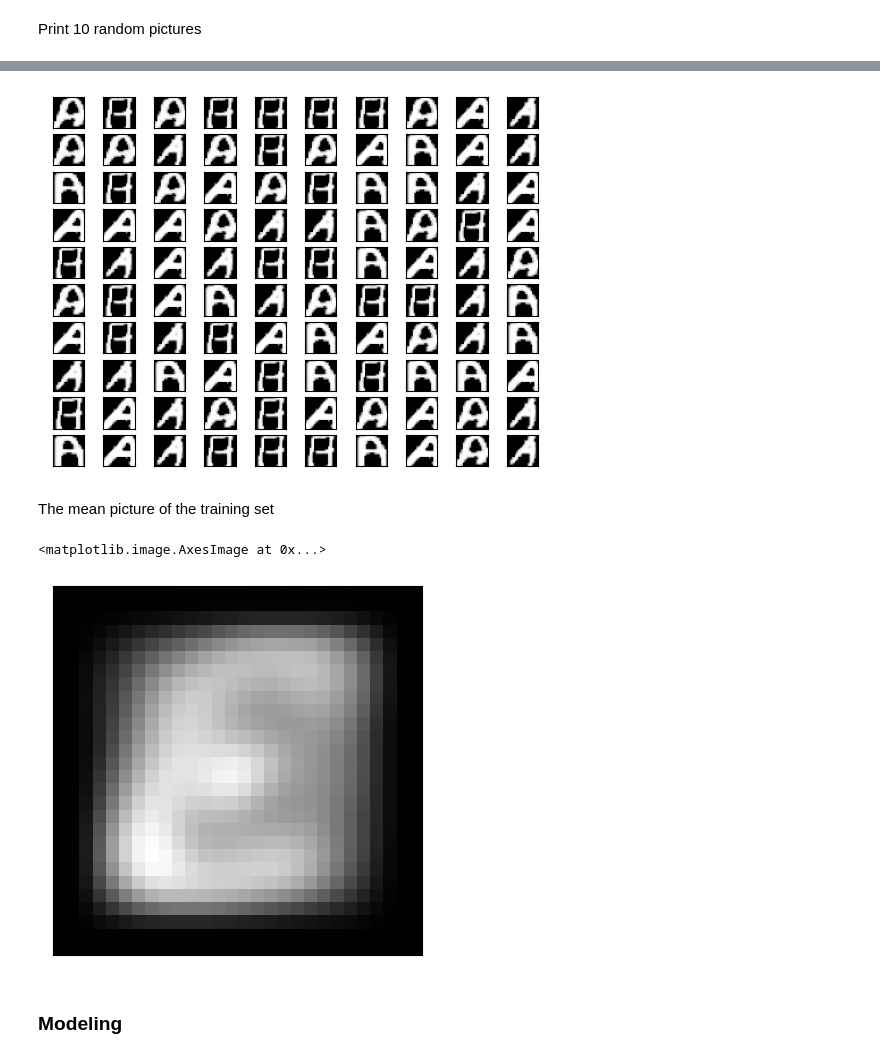
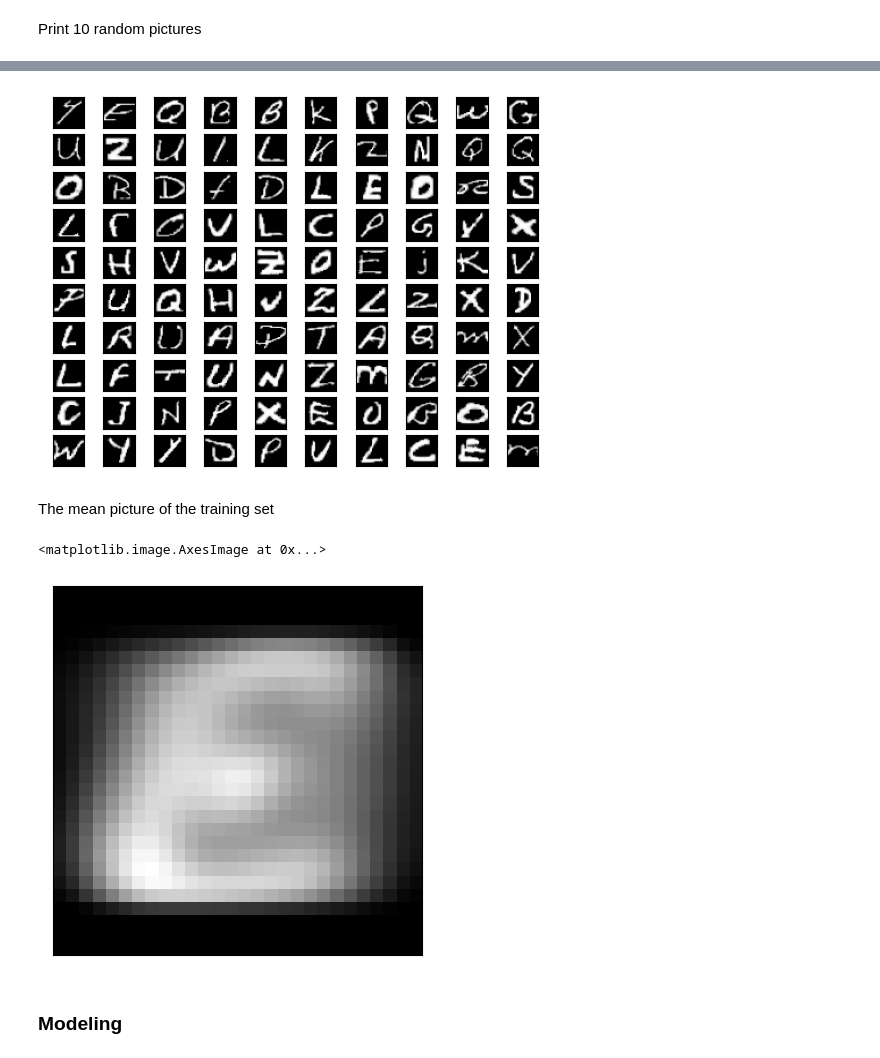
Before and after one commit to Jimmy-Nnilsson/mnist_portfolio, a Jupyter notebook: data_prep/keras_v2.ipynb, the cells around one changed output, grey strips where cells are left out. Drawn from its saved outputs; the diff is of its cells as text; code cells hidden in the pictures.

```diff
--- a/data_prep/keras_v2.ipynb
+++ b/data_prep/keras_v2.ipynb
@@ -72,7 +75,7 @@ last = len(x_train)
 for i, x in enumerate(x_train):
     if i%100 == 0:print(f'{i}/{last}')
 
-    x_train[i]= fix_image(x_train[i]).reshape(28,28)
+    x_train[i]= fix_image(x_train[i], 2).reshape(28,28)
 
 
     # if no == 5: break
@@ -96,13 +99,13 @@ for i, x in enumerate(x_train):
 64900/65017
 65000/65017
 # %%
-for i, r in enumerate(np.random.randint(0, len(x_train2), 100)):
+for i, r in enumerate(np.random.randint(0, len(x_train), 100)):
 
     plt.subplot(10,10,i+1)
-    plt.imshow(x_train2[r], cmap='gray')
+    plt.imshow(x_train[r], cmap='gray')
     plt.xticks([]), plt.yticks([])
 # %% [output]
-[figure, old version]
+[figure, new version]
 # %% [markdown]
 The mean picture of the training set
 # %%
@@ -110,7 +113,7 @@ plt.xticks([]), plt.yticks([])
 plt.imshow(np.mean(x_train, axis=0), cmap='gray')
 # %% [output]
 <matplotlib.image.AxesImage at 0x...>
-[figure, old version]
+[figure, new version]
 # %% [markdown]
 ### Modeling
 # %% [markdown]
```
Also changed, not shown: parts of 9 cells of this notebook, 3 other files.
